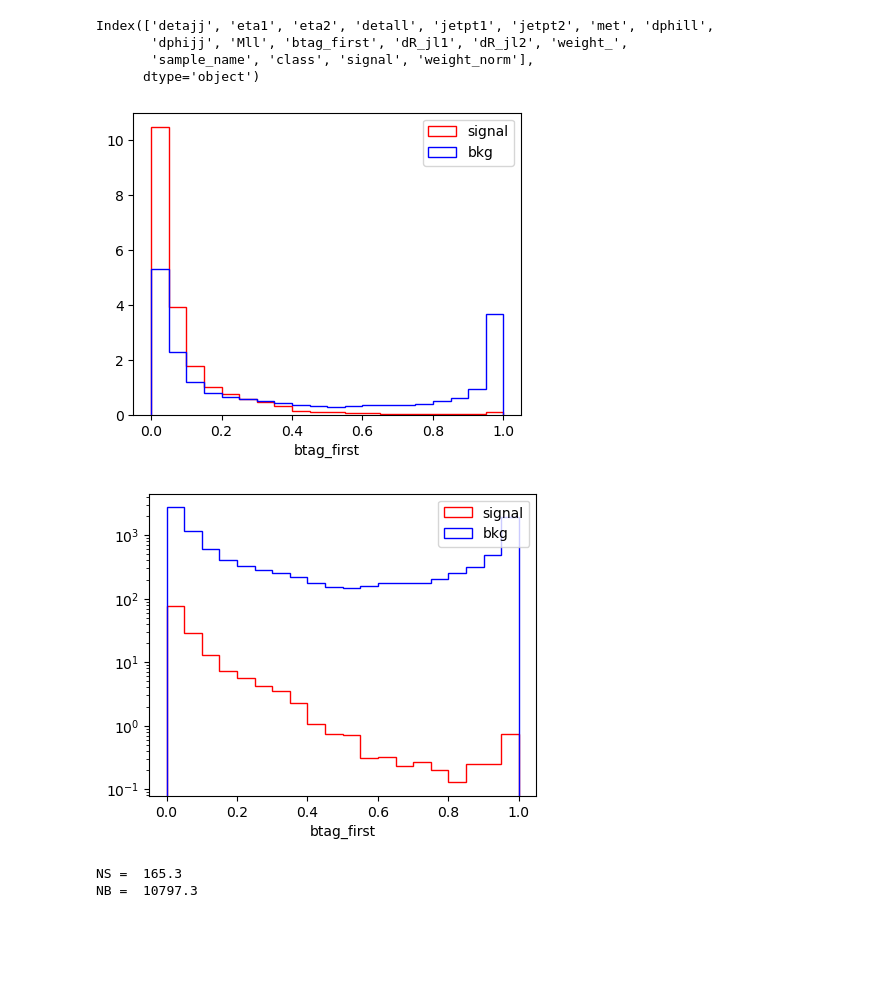
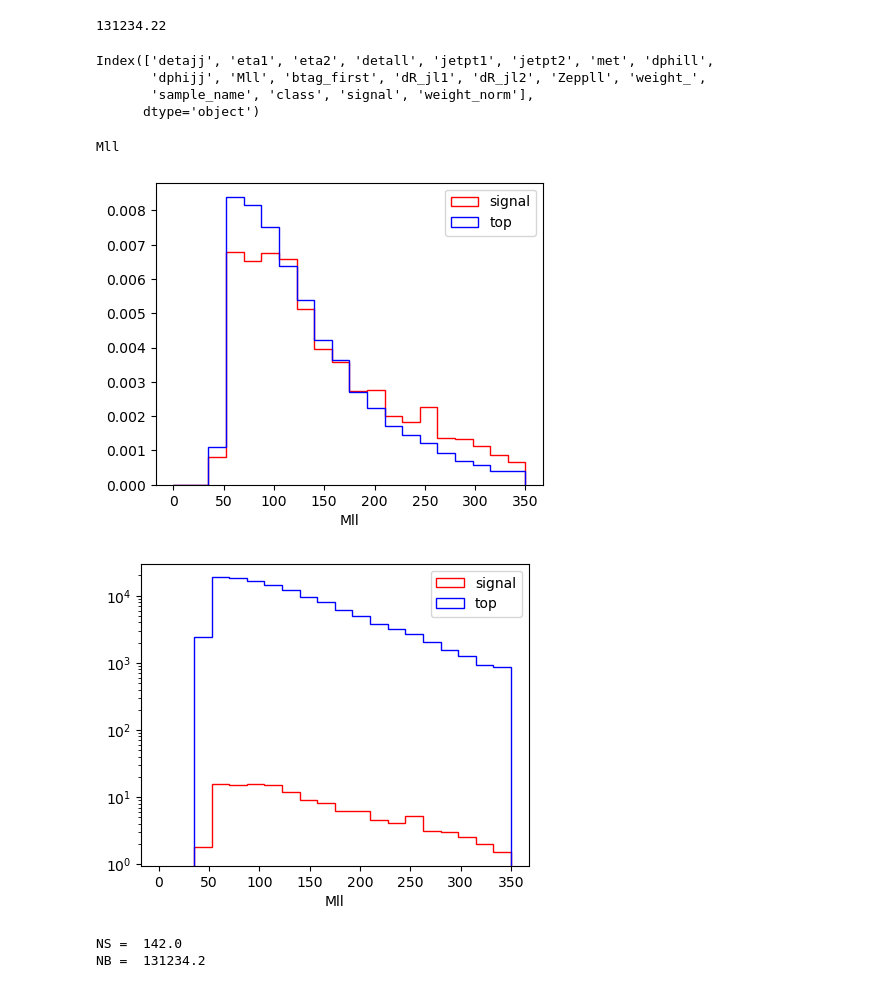
Before and after one commit to BiancaPinolini/ML_classification, a Jupyter notebook: PlotDist.ipynb, the cells around one changed output. Saved outputs shown, nothing was run; the diff lists cells and outputs as text; code cells hidden in the pictures; blank space fills up the shorter version.

```diff
--- a/PlotDist.ipynb
+++ b/PlotDist.ipynb
@@ -7,9 +7,9 @@ import matplotlib.pyplot as plt
 config = {
     "base_dir":        "/eos/home-b/bpinolin/ML_output/",
     "plot_config":     "VBSOS",
-    "cut":             "em_tight",
-    "model_version":   "v7",
-    "samples_version": "v7"
+    "cut":             "sr",
+    "model_version":   "v0",
+    "samples_version": "v0"
 }
 # %%
 import os
@@ -27,43 +27,46 @@ signal = pickle.load(open(file_sig_bal, "rb"))
 bkg = pickle.load(open(file_bkg_bal, "rb"))
 # %%
 lumi = 59.74
+round((bkg.weight_).sum()*lumi,2)
+# %% [output]
+131234.22
 # %%
-signal.columns
+bkg.columns
 # %% [output]
 Index(['detajj', 'eta1', 'eta2', 'detall', 'jetpt1', 'jetpt2', 'met', 'dphill',
-       'dphijj', 'Mll', 'btag_first', 'dR_jl1', 'dR_jl2', 'weight_',
+       'dphijj', 'Mll', 'btag_first', 'dR_jl1', 'dR_jl2', 'Zeppll', 'weight_',
        'sample_name', 'class', 'signal', 'weight_norm'],
       dtype='object')
 # %%
-var = signal.columns[10]
+var = bkg.columns[9]
+print(var)
 Nbin = 20
-Rrange = (0,1)
+Rrange = (0,350)
+# %% [output]
+Mll
 # %%
 fig, ax1 = plt.subplots(figsize=(5,4), dpi=100)
 
 plt.hist(signal[var], density = True, weights=signal.weight_*lumi, histtype="step", bins=Nbin, color="red", label="signal", range=Rrange)
-plt.hist(bkg[var], density = True, weights=bkg.weight_*lumi, histtype="step", bins=Nbin, color="blue", label="bkg", range=Rrange)
+plt.hist(bkg[var], density = True, weights=bkg.weight_*lumi, histtype="step", bins=Nbin, color="blue", label="top", range=Rrange)
 
 plt.legend()
 plt.xlabel(var)
 plt.show()
 
 fig, ax1 = plt.subplots(figsize=(5,4), dpi=100)
-S, S_bins, _ = plt.hist(signal[var], weights=signal.weight_*lumi, histtype="step", bins=Nbin, color="red", label="signal", range=Rrange)
-B, B_bins, _ = plt.hist(bkg[var], weights=bkg.weight_*lumi, histtype="step", bins=Nbin, color="blue", label="bkg", range=Rrange)
+plt.hist(signal[var], weights=signal.weight_*lumi, histtype="step", bins=Nbin, color="red", label="signal", range=Rrange)
+plt.hist(bkg[var], weights=bkg.weight_*lumi, histtype="step", bins=Nbin, color="blue", label="top", range=Rrange)
 
 plt.legend()
 plt.xlabel(var)
 plt.yscale("log")
 plt.show()
 
-Ni_B = sum(B)
-Ni_S = sum(S)
-
 print("NS = ", round((signal.weight_).sum()*lumi,1))
 print("NB = ", round((bkg.weight_).sum()*lumi,1))
 # %% [output]
-[figure, old version]
+[figure, new version]
-[figure, old version]
+[figure, new version]
-NS =  165.3
-NB =  10797.3
+NS =  142.0
+NB =  131234.2
```
Also changed, not shown: 8 other files.
